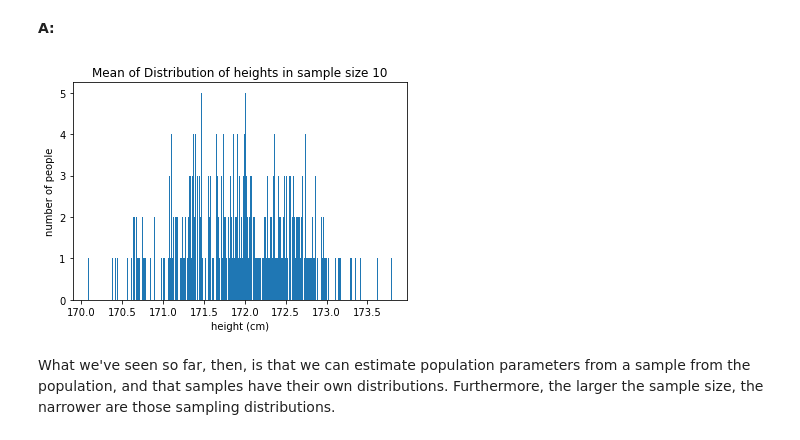
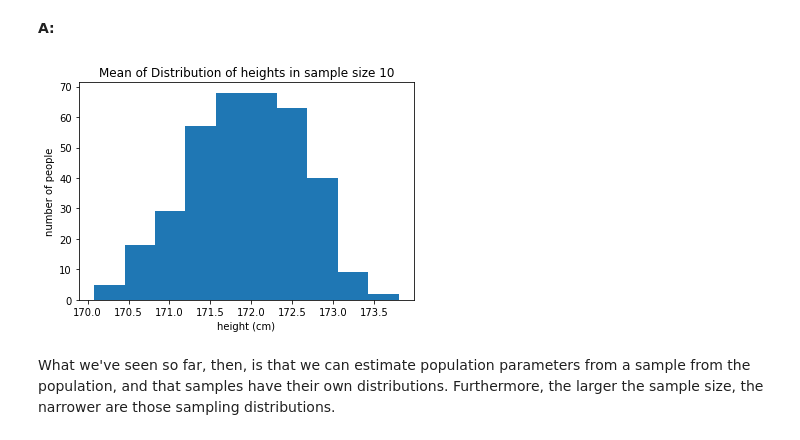
Before and after one commit to mstegmuller/C-Users-esteg-OneDrive-Desktop-Frequentist-Inference-A, a Jupyter notebook: Frequentist Inference A/Frequentist Inference Case Study - Part A (3).ipynb, the cells around one changed output. Saved outputs shown, nothing was run; the diff lists cells and outputs as text; code cells hidden in the pictures.

```diff
--- a/Frequentist Inference A/Frequentist Inference Case Study - Part A (3).ipynb
+++ b/Frequentist Inference A/Frequentist Inference Case Study - Part A (3).ipynb
@@ -77,3 +77,14 @@ print(t)
 __Q4:__ What is the standard deviation of these numbers? Calculate this manually here as $\sqrt{\frac{\sum_i(x_i - \bar{x})^2}{n}}$ (This is just the definition of **standard deviation** given by Professor Spiegelhalter on p.403 of *AoS*). Hint: np.sqrt() and np.sum() will be useful here and remember that numPy supports [broadcasting](https://docs.scipy.org/doc/numpy/user/basics.broadcasting.html).
 # %% [markdown]
 __A:__
+# %%
+sum=0
+for i in range(len(x)):
+    sum+=x[i]
+mean_of_x = sum/len(x)
+sum_of_squared_deviation = 0
+for i in range(len(x)):
+    sum_of_squared_deviation+=(x[i]- mean_of_x)**2
+Standard_Deviation = ((sum_of_squared_deviation)/len(x))**0.5
+
+print(Standard_Deviation)
@@ -237,19 +254,19 @@ __A:__
 # %%
 seed(47)
 # calculate daily means from the larger sample size here
 x=[]
 
 for i in range(1,360):
     r= townsfolk_sampler(50)
     x.append(np.mean(r))
 
 
-_ = plt.hist(x, bins=360)
+_ = plt.hist(x, bins=10)
 _ = plt.xlabel('height (cm)')
 _ = plt.ylabel('number of people')
 _ = plt.title('Mean of Distribution of heights in sample size 10')
 # %% [output]
-[figure, old version]
+[figure, new version]
 # %% [markdown]
 What we've seen so far, then, is that we can estimate population parameters from a sample from the population, and that samples have their own distributions. Furthermore, the larger the sample size, the narrower are those sampling distributions.
 # %% [markdown]
```
Also changed, not shown: parts of 6 cells of this notebook.
